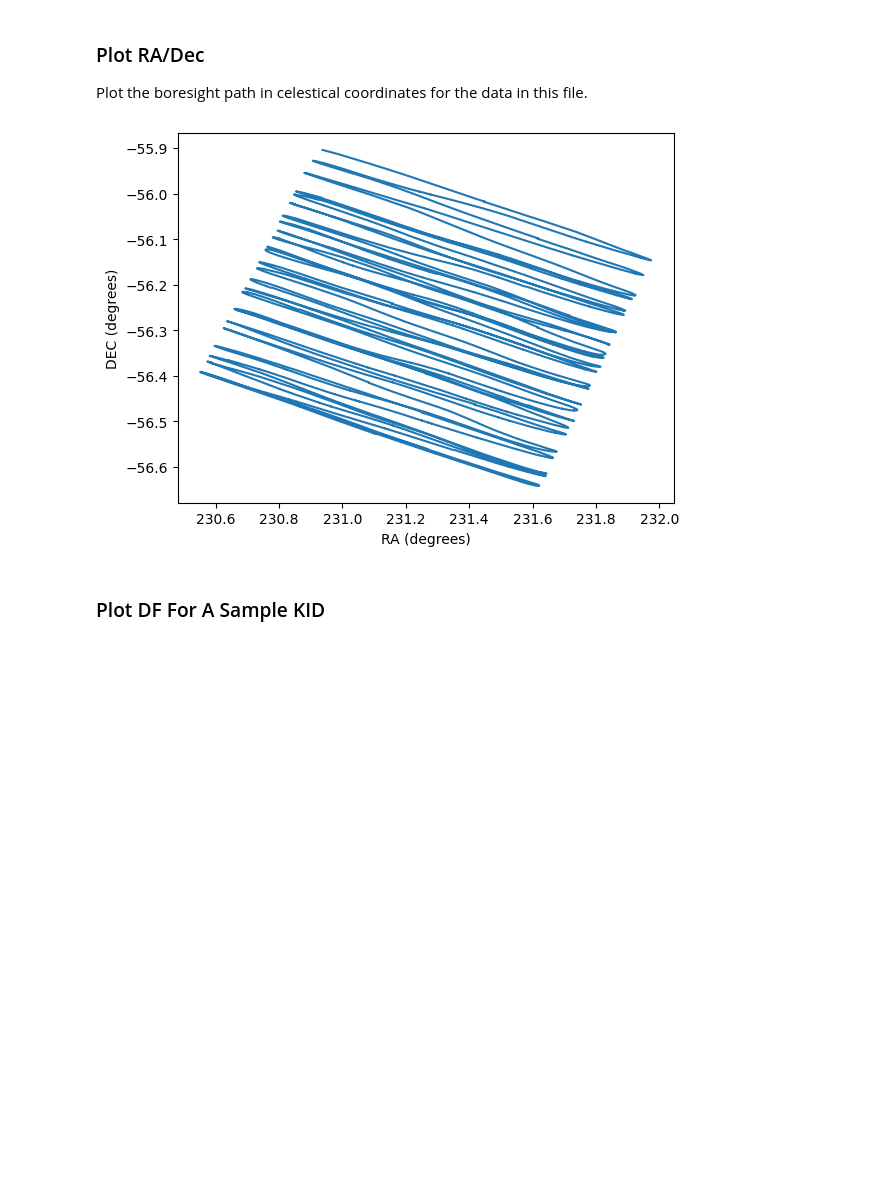
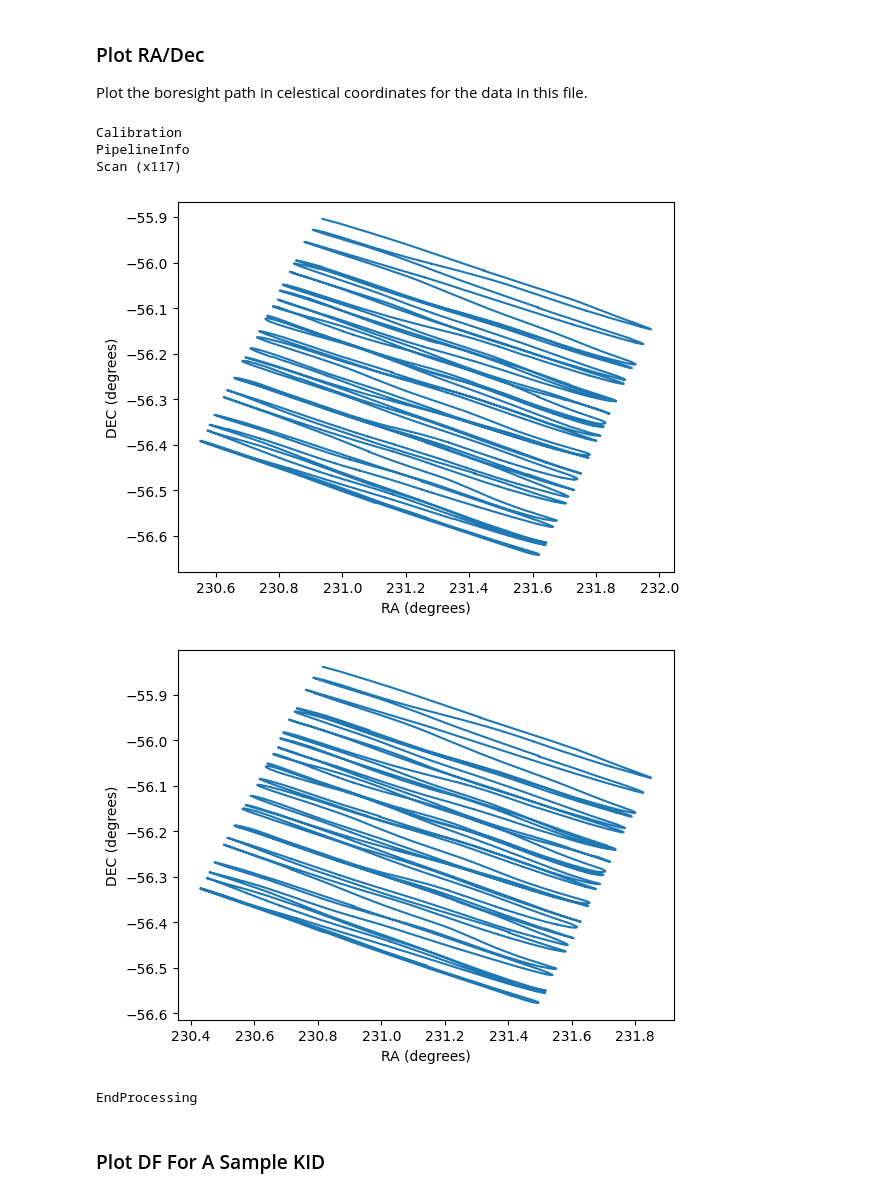
Before and after one commit to jonahjlee/blasttng-to-g3, a Jupyter notebook: notebooks/inspect_files.ipynb, the cells around one changed output. Cells and saved outputs as stored; diff of their text form; code cells hidden in the pictures; blank space fills up the shorter version.

```diff
--- a/notebooks/inspect_files.ipynb
+++ b/notebooks/inspect_files.ipynb
@@ -137,12 +137,21 @@ plt.show()
 Plot the boresight path in celestical coordinates for the data in this file.
 # %%
 pipe = core.G3Pipeline()
+
 pipe.Add(core.G3Reader, filename=filename)
-pipe.Add(ut.add_radec_so3g)
-pipe.Add(ut.PlotRaDec)
-pipe.Run()
+pipe.Add(ut.add_radec_so3g, ra="ra_so", dec="dec_so")
+pipe.Add(ut.add_radec_astropy, ra="ra_ast", dec="dec_ast")
+pipe.Add(ut.PlotRaDec, ra_key="ra_so", dec_key="dec_so")
+pipe.Add(ut.PlotRaDec, ra_key="ra_ast", dec_key="dec_ast")
+pipe.Add(ut.FrameCounter)
+pipe.Run(profile=True)
 # %% [output]
+Calibration
+PipelineInfo
+Scan (x117)
 [figure]
+[figure, added]
+EndProcessing
 # %% [markdown]
 ### Plot DF For A Sample KID
 # %%
```
Also changed, not shown: parts of 1 cell of this notebook, 1 other file.
